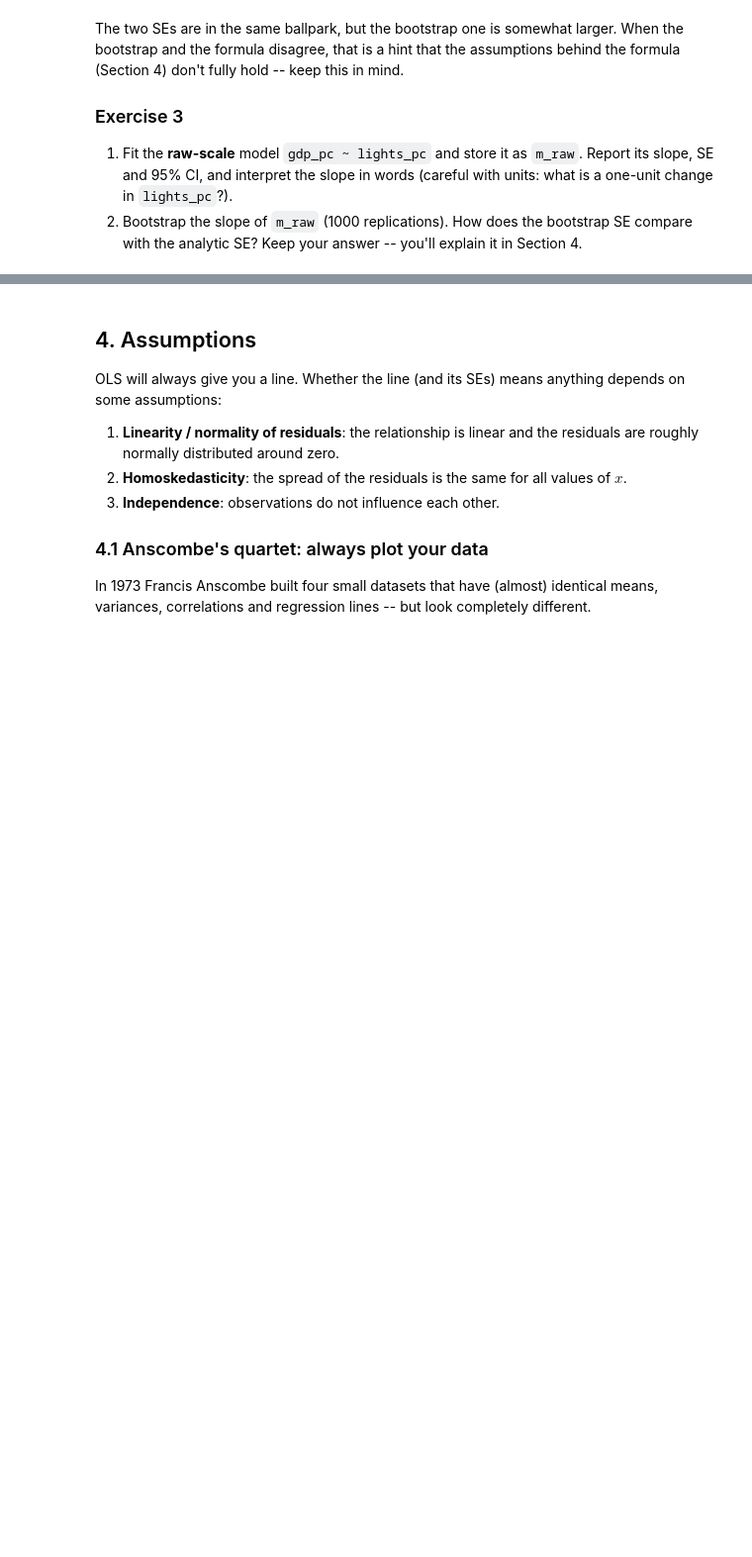
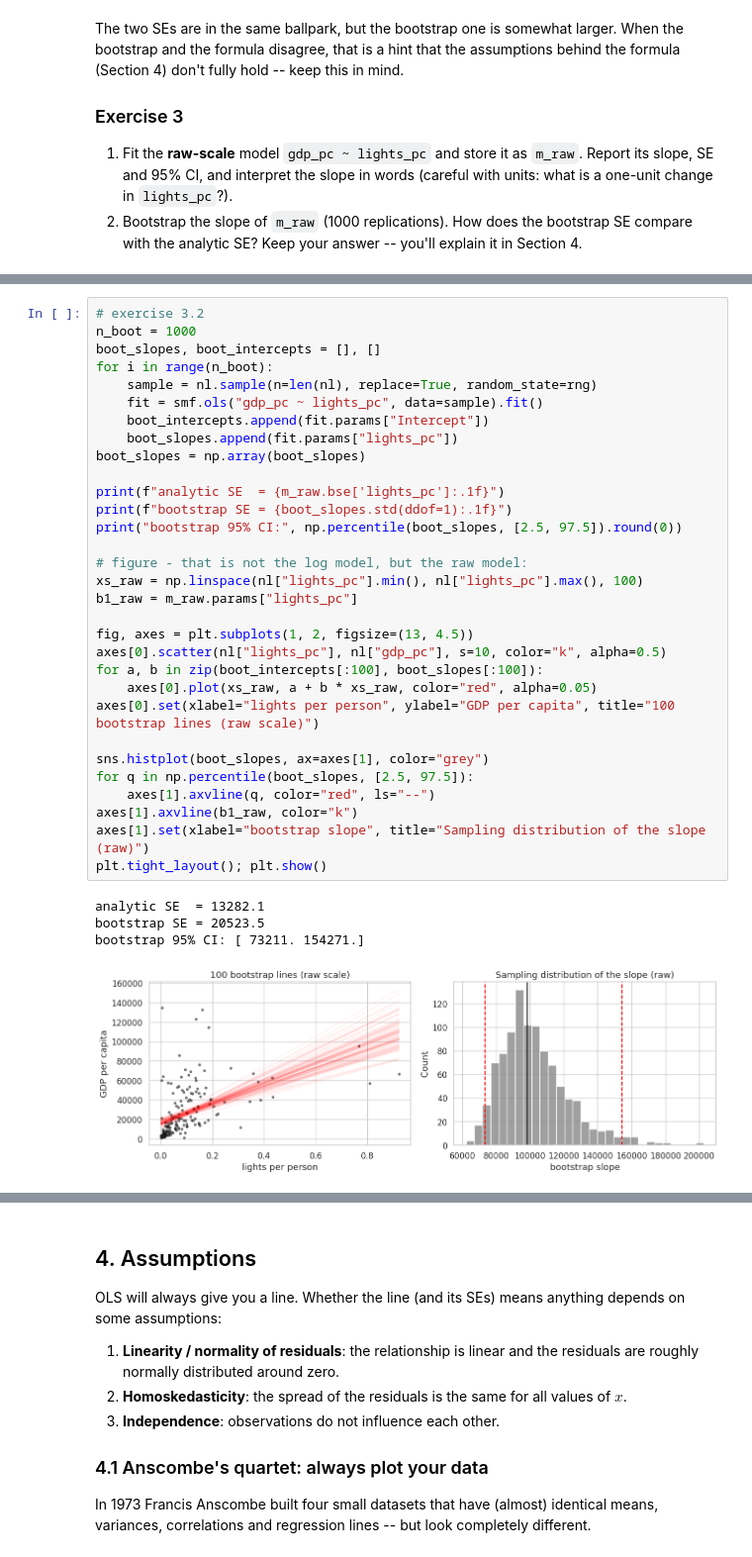
Before and after one commit to jasminebarry/BASC0005, a Jupyter notebook: notebooks/W07. Linear Regression.ipynb, the cells around one changed output, grey strips where cells are left out. Shown at 99% size. Cells and saved outputs as stored; diff of their text form; blank space fills up the shorter version.

```diff
--- a/notebooks/W07. Linear Regression.ipynb
+++ b/notebooks/W07. Linear Regression.ipynb
@@ -367,0 +464,36 @@ The two SEs are in the same ballpark, but the bootstrap one is somewhat larger.
+# %%
+# exercise 3.2
+n_boot = 1000
+boot_slopes, boot_intercepts = [], []
+for i in range(n_boot):
+    sample = nl.sample(n=len(nl), replace=True, random_state=rng)
+    fit = smf.ols("gdp_pc ~ lights_pc", data=sample).fit()
+    boot_intercepts.append(fit.params["Intercept"])
+    boot_slopes.append(fit.params["lights_pc"])
+boot_slopes = np.array(boot_slopes)
+
+print(f"analytic SE  = {m_raw.bse['lights_pc']:.1f}")
+print(f"bootstrap SE = {boot_slopes.std(ddof=1):.1f}")
+print("bootstrap 95% CI:", np.percentile(boot_slopes, [2.5, 97.5]).round(0))
+
+# figure - that is not the log model, but the raw model:
+xs_raw = np.linspace(nl["lights_pc"].min(), nl["lights_pc"].max(), 100)
+b1_raw = m_raw.params["lights_pc"]
+
+fig, axes = plt.subplots(1, 2, figsize=(13, 4.5))
+axes[0].scatter(nl["lights_pc"], nl["gdp_pc"], s=10, color="k", alpha=0.5)
+for a, b in zip(boot_intercepts[:100], boot_slopes[:100]):
+    axes[0].plot(xs_raw, a + b * xs_raw, color="red", alpha=0.05)
+axes[0].set(xlabel="lights per person", ylabel="GDP per capita", title="100 bootstrap lines (raw scale)")
+
+sns.histplot(boot_slopes, ax=axes[1], color="grey")
+for q in np.percentile(boot_slopes, [2.5, 97.5]):
+    axes[1].axvline(q, color="red", ls="--")
+axes[1].axvline(b1_raw, color="k")
+axes[1].set(xlabel="bootstrap slope", title="Sampling distribution of the slope (raw)")
+plt.tight_layout(); plt.show()
+# %% [output]
+analytic SE  = 13282.1
+bootstrap SE = 20523.5
+bootstrap 95% CI: [ 73211. 154271.]
+[figure, added]
```
Also changed, not shown: parts of 20 cells of this notebook.
